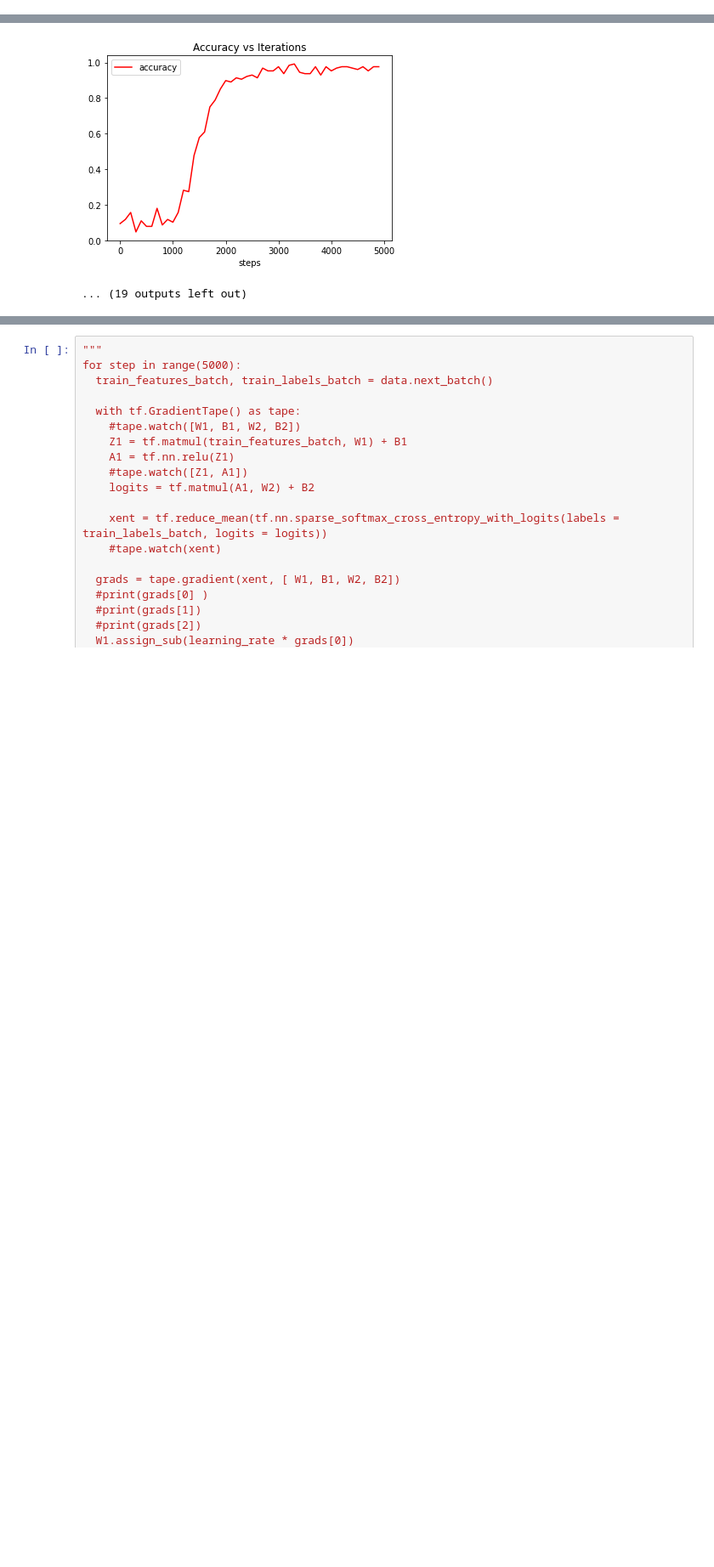
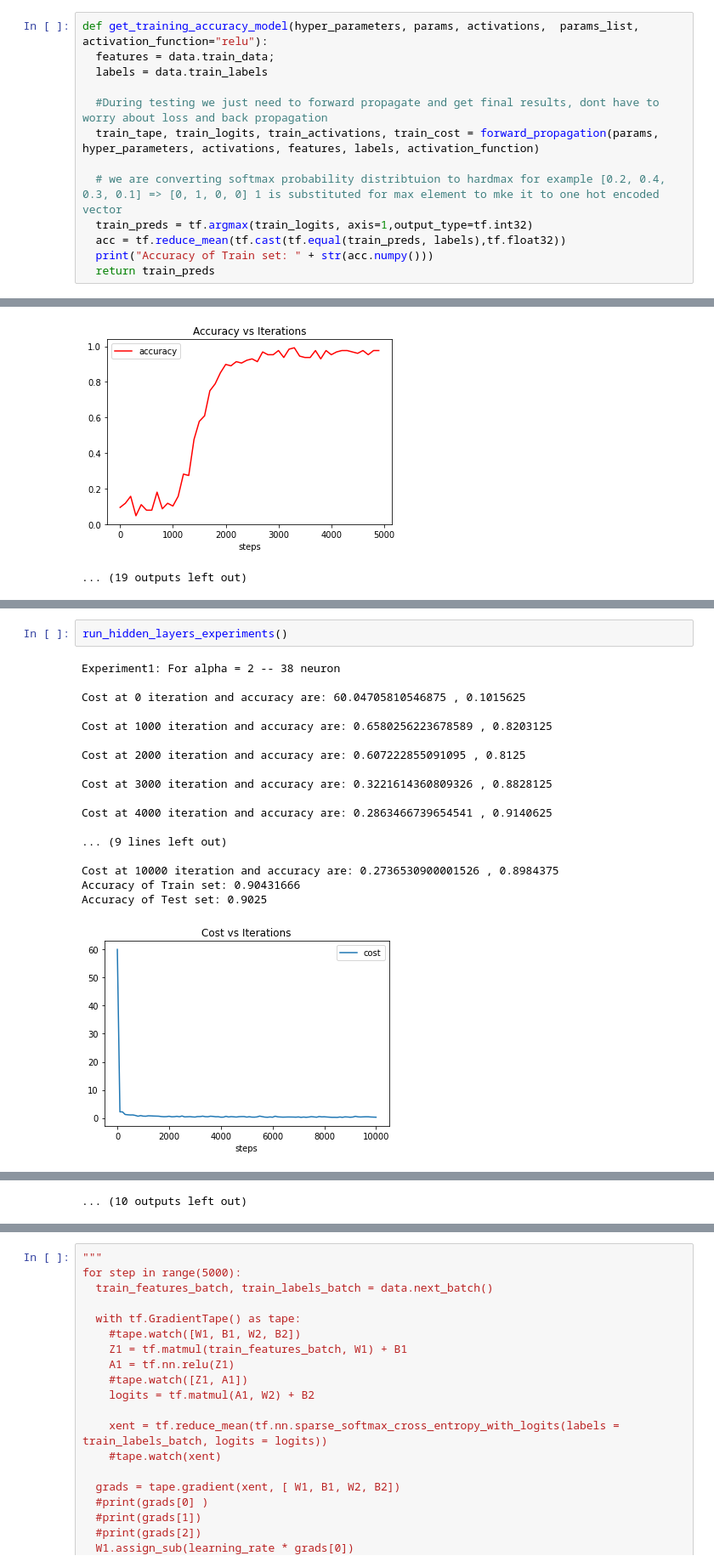
Before and after one commit to surajsrivathsa/ovgu_deeplearning, a Jupyter notebook: Assignment_1_Let_the_Tensors_Flow.ipynb, the cells around one changed output, grey strips where cells are left out. Shown at 85% size. Cells and saved outputs as stored; diff of their text form; blank space fills up the shorter version.

```diff
--- a/Assignment_1_Let_the_Tensors_Flow.ipynb
+++ b/Assignment_1_Let_the_Tensors_Flow.ipynb
@@ -373,3 +361,16 @@ Cost at 4000 iteration and accuracy are: 0.0768539309501648 , 0.9765625
+# %%
+def get_training_accuracy_model(hyper_parameters, params, activations,  params_list, activation_function="relu"):
+  features = data.train_data;
+  labels = data.train_labels
+
+  #During testing we just need to forward propagate and get final results, dont have to worry about loss and back propagation
+  train_tape, train_logits, train_activations, train_cost = forward_propagation(params, hyper_parameters, activations, features, labels, activation_function)
+
+  # we are converting softmax probability distribtuion to hardmax for example [0.2, 0.4, 0.3, 0.1] => [0, 1, 0, 0] 1 is substituted for max element to mke it to one hot encoded vector
+  train_preds = tf.argmax(train_logits, axis=1,output_type=tf.int32)
+  acc = tf.reduce_mean(tf.cast(tf.equal(train_preds, labels),tf.float32))
+  print("Accuracy of Train set: " + str(acc.numpy()))
+  return train_preds
 # %% [markdown]
 **Function to test the model with test data and test lables and report accuracy, the predicted results are returned**
 # %%
@@ -725,0 +850,21 @@ Exp 9: This is the same three layered network but ran with 15000 steps during tr
+# %%
+run_hidden_layers_experiments()
+# %% [output]
+Experiment1: For alpha = 2 -- 38 neuron
+
+Cost at 0 iteration and accuracy are: 60.04705810546875 , 0.1015625
+
+Cost at 1000 iteration and accuracy are: 0.6580256223678589 , 0.8203125
+
+Cost at 2000 iteration and accuracy are: 0.607222855091095 , 0.8125
+
+Cost at 3000 iteration and accuracy are: 0.3221614360809326 , 0.8828125
+
+Cost at 4000 iteration and accuracy are: 0.2863466739654541 , 0.9140625
+
+... (9 lines left out)
+
+Cost at 10000 iteration and accuracy are: 0.2736530900001526 , 0.8984375
+Accuracy of Train set: 0.90431666
+Accuracy of Test set: 0.9025
+[figure, added]
@@ -725,0 +929 @@ Exp 9: This is the same three layered network but ran with 15000 steps during tr
+... (10 outputs left out)
```
Also changed, not shown: parts of 38 cells of this notebook.
